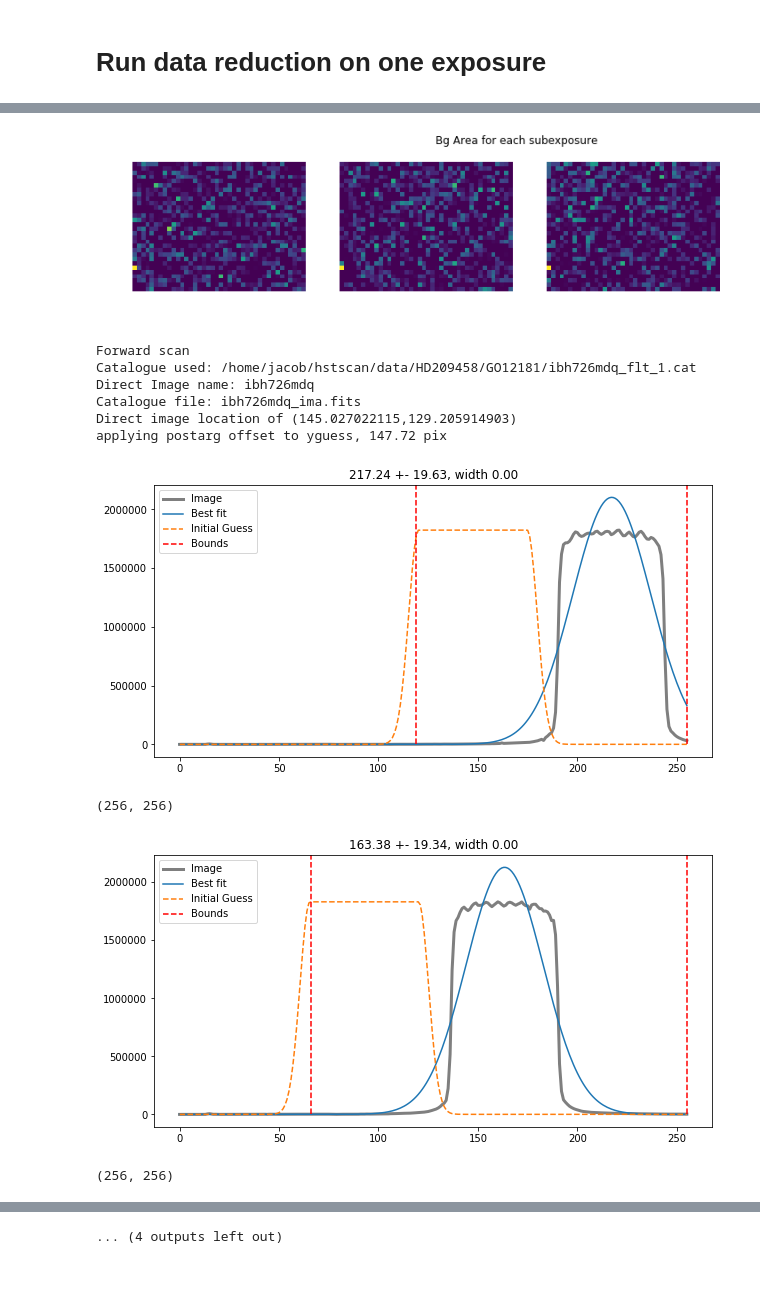
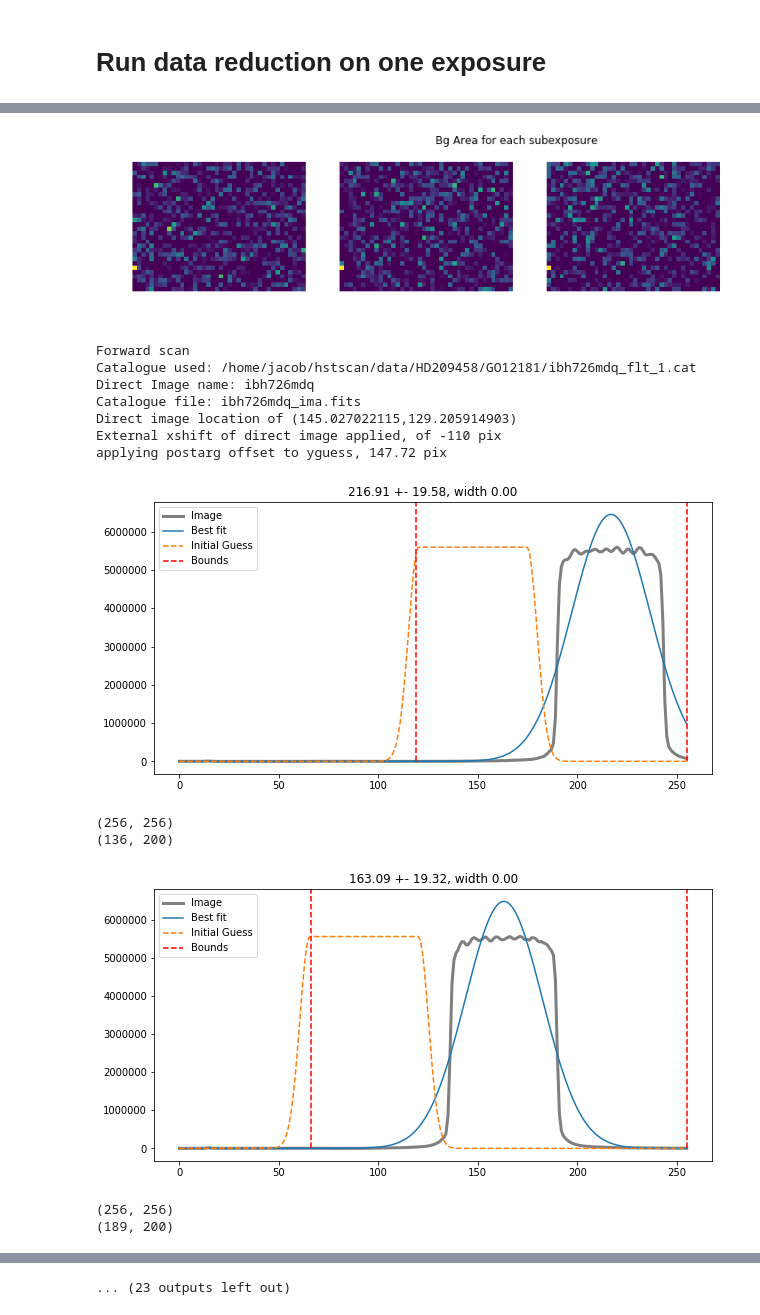
Before and after one commit to Bobpjjacobs/hstscan, a Jupyter notebook: example_HD209458.ipynb, the cells around one changed output, grey strips where cells are left out. Cells and saved outputs as stored; diff of their text form; code cells hidden in the pictures; blank space fills up the shorter version.

```diff
--- a/example_HD209458.ipynb
+++ b/example_HD209458.ipynb
@@ -78,34 +78,38 @@ Now have everything you need to reduce an exposure and produce spectra
 fname = 'ibh726meq_ima.fits'
 reload(pipe)
 exp = pipe.reduce_exposure(fname, pdf=False, logger=False,
                            scan_rate=0.9, skip_start=1, remove_scan=False,
                            bg_x = 210, bg_y = 0, bg_w = 40, bg_h = 30,
                            tsiaras=False, exp_drift=True,
+                           xshift_ext=-110,
                            conf_file='/home/jacob/hstscan/data/HD209458/GO12181/red.conf', \
                            source_dir='/home/jacob/hstscan/data/HD209458/GO12181/')
 
 exp_spectrum, variance, interp_spectra, variances = \
                     pipe.extract_spectra(exp, pdf=False, logger=False, box_h=80,
                     conf_file='/home/jacob/hstscan/data/HD209458/GO12181/ext.conf',
                     save_dir='')
 # %% [output]
 ########################################
 ###########Starting Reduction###########
 ########################################
 Data reduction pipeline performed on exposure /home/jacob/hstscan/data/HD209458/GO12181/ibh726meq_ima.fits
 For configuration, see pipeline conf file: /home/jacob/hstscan/data/HD209458/GO12181/red.conf
 [figure]
 [figure]
 [figure]
 [figure]
 [figure]
 Forward scan
 Catalogue used: /home/jacob/hstscan/data/HD209458/GO12181/ibh726mdq_flt_1.cat
 Direct Image name: ibh726mdq
 Catalogue file: ibh726mdq_ima.fits
 Direct image location of (145.027022115,129.205914903)
+External xshift of direct image applied, of -110 pix
 applying postarg offset to yguess, 147.72 pix
-[figure, old version]
+[figure, new version]
 (256, 256)
+(136, 200)
-[figure, old version]
+[figure, new version]
 (256, 256)
+(189, 200)
@@ -113 +117 @@ applying postarg offset to yguess, 147.72 pix
-... (4 outputs left out)
+... (23 outputs left out)
```
Also changed, not shown: parts of 1 cell of this notebook.
